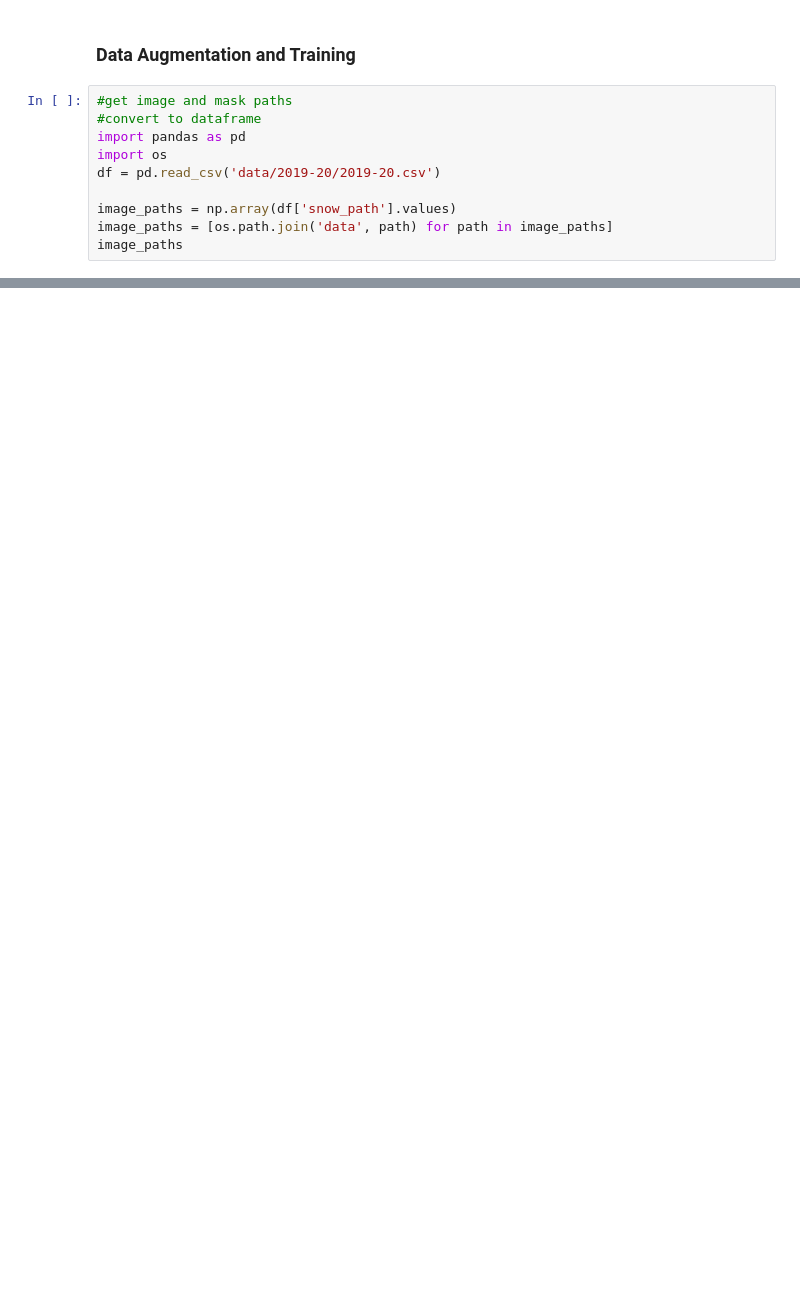
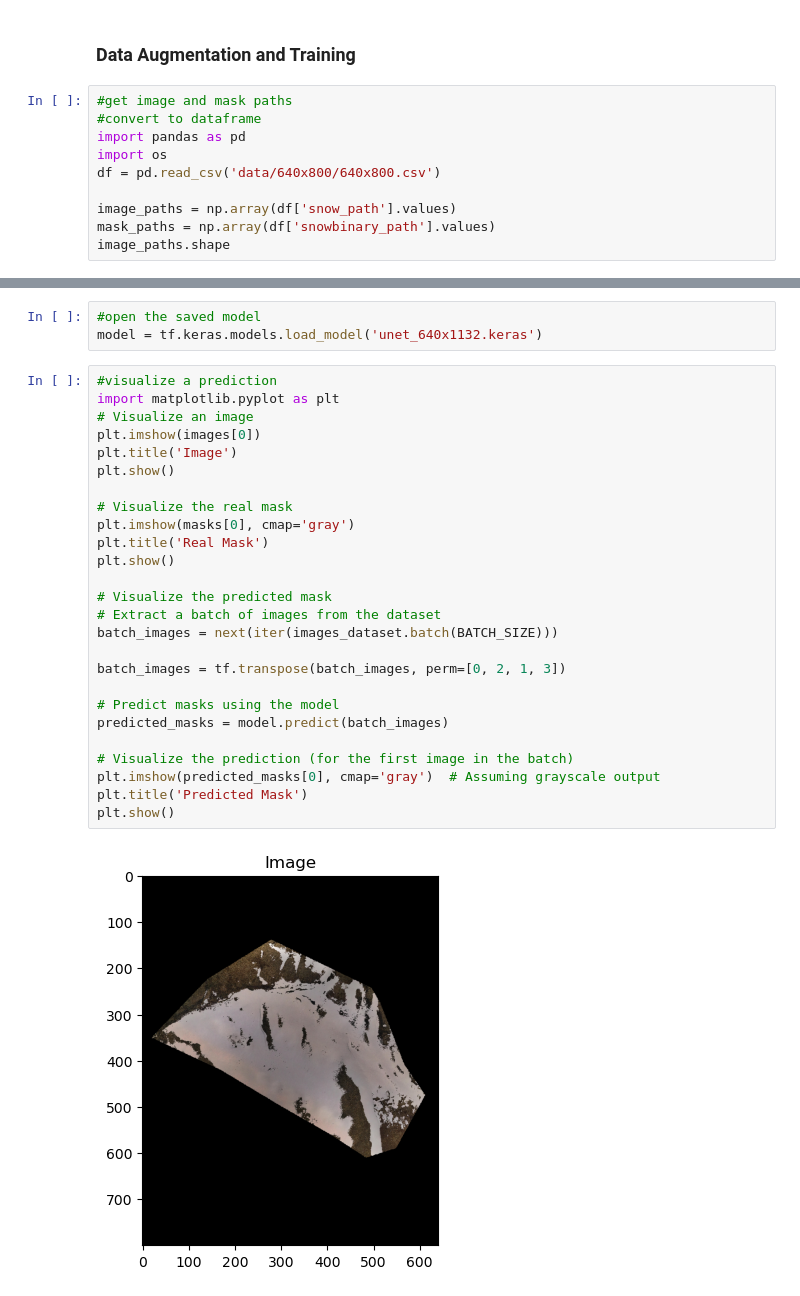
Before and after one commit to CUBW/RMBL_SnowView, a Jupyter notebook: UNet_Snow_Segmentation.ipynb, the cells around one changed output, grey strips where cells are left out. Saved outputs shown, nothing was run; the diff lists cells and outputs as text; blank space fills up the shorter version.

Commit message:
Finished (imported) unet model

```diff
--- a/UNet_Snow_Segmentation.ipynb
+++ b/UNet_Snow_Segmentation.ipynb
@@ -84,9 +80,9 @@ model.compile(optimizer='adam', loss='binary_crossentropy', metrics=['accuracy']
 #convert to dataframe
 import pandas as pd
 import os
-df = pd.read_csv('data/2019-20/2019-20.csv')
+df = pd.read_csv('data/640x800/640x800.csv')
 
 image_paths = np.array(df['snow_path'].values)
-image_paths = [os.path.join('data', path) for path in image_paths]
-image_paths
+mask_paths = np.array(df['snowbinary_path'].values)
+image_paths.shape
 # %% [output]
@@ -139,0 +178,31 @@ model.fit(train_generator, steps_per_epoch=len(images) // 32, epochs=50)
+# %%
+#open the saved model
+model = tf.keras.models.load_model('unet_640x1132.keras')
+# %%
+#visualize a prediction
+import matplotlib.pyplot as plt
+# Visualize an image
+plt.imshow(images[0])
+plt.title('Image')
+plt.show()
+
+# Visualize the real mask
+plt.imshow(masks[0], cmap='gray')
+plt.title('Real Mask')
+plt.show()
+
+# Visualize the predicted mask
+# Extract a batch of images from the dataset
+batch_images = next(iter(images_dataset.batch(BATCH_SIZE)))
+
+batch_images = tf.transpose(batch_images, perm=[0, 2, 1, 3])
+
+# Predict masks using the model
+predicted_masks = model.predict(batch_images)
+
+# Visualize the prediction (for the first image in the batch)
+plt.imshow(predicted_masks[0], cmap='gray')  # Assuming grayscale output
+plt.title('Predicted Mask')
+plt.show()
+# %% [output]
+[figure, added]
```
Also changed, not shown: parts of 13 cells of this notebook, 3 other files.
